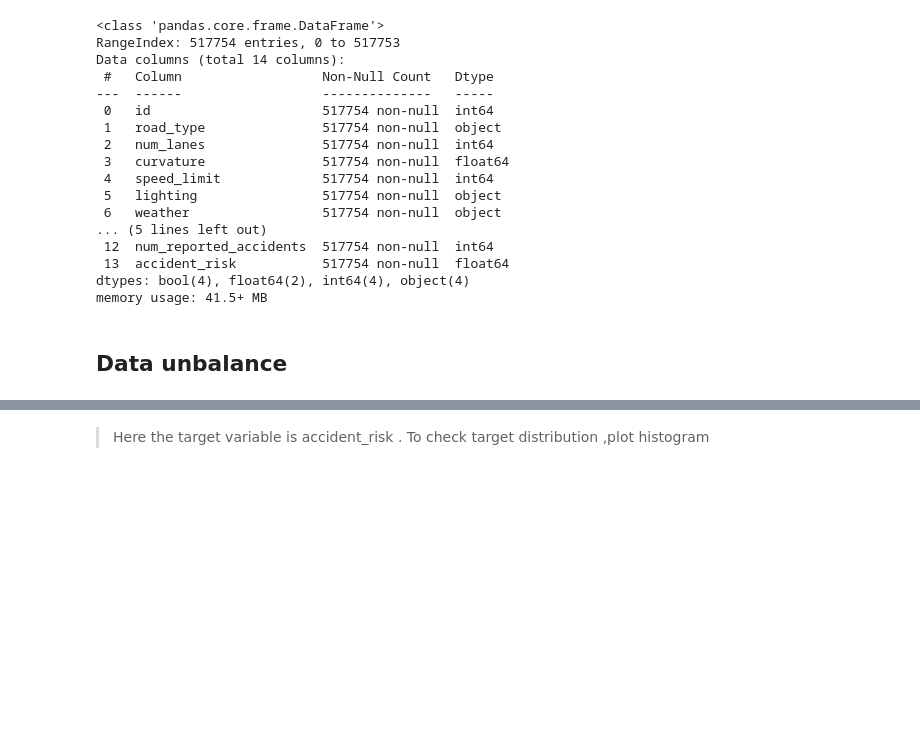
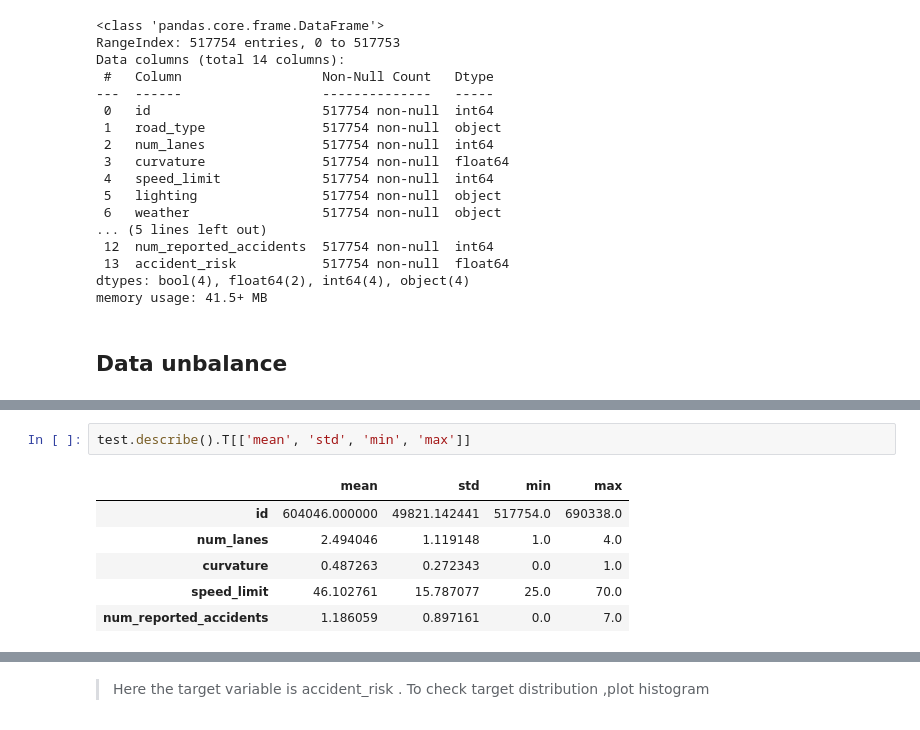
Before and after one commit to aneevinay/Road-accident-risk-prediction, a Jupyter notebook: Road Accident Prediction.ipynb, the cells around one changed output, grey strips where cells are left out. Saved outputs shown, nothing was run; the diff lists cells and outputs as text; blank space fills up the shorter version.

```diff
--- a/Road Accident Prediction.ipynb
+++ b/Road Accident Prediction.ipynb
@@ -118,0 +172,9 @@ memory usage: 41.5+ MB
+# %%
+test.describe().T[['mean', 'std', 'min', 'max']]
+# %% [output]
+|  | mean | std | min | max |
+| id | 604046.000000 | 49821.142441 | 517754.0 | 690338.0 |
+| num_lanes | 2.494046 | 1.119148 | 1.0 | 4.0 |
+| curvature | 0.487263 | 0.272343 | 0.0 | 1.0 |
+| speed_limit | 46.102761 | 15.787077 | 25.0 | 70.0 |
+| num_reported_accidents | 1.186059 | 0.897161 | 0.0 | 7.0 |
```
Also changed, not shown: parts of 52 cells of this notebook.
